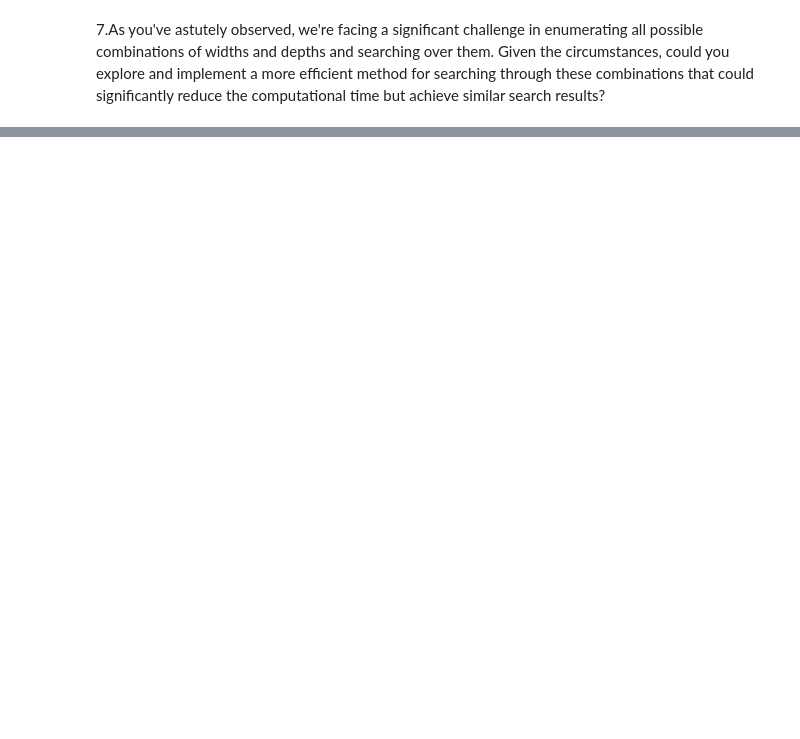
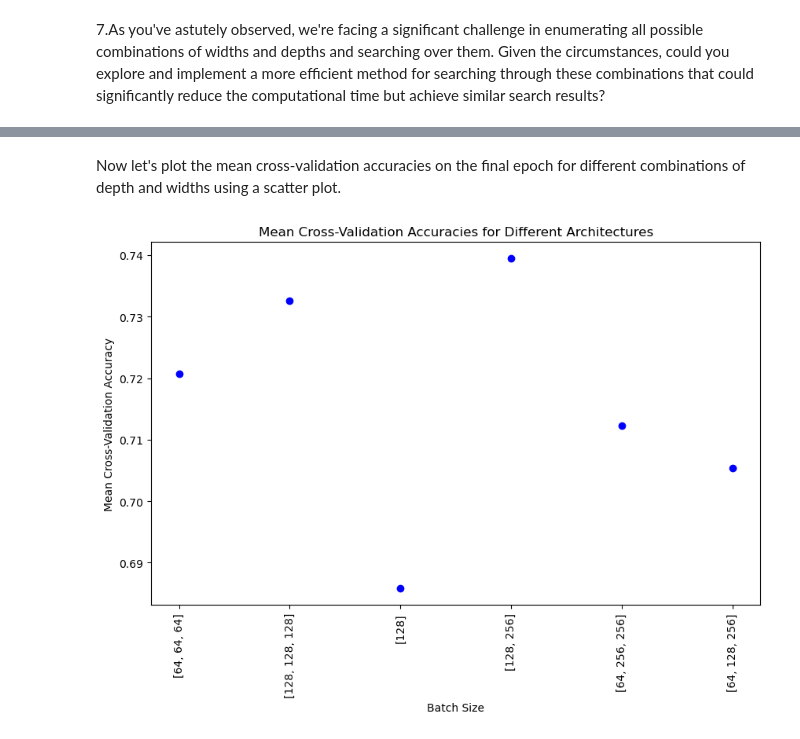
Before and after one commit to KrisCholakov02/SC4001_Programming_Assignment, a Jupyter notebook: Part_A_3.ipynb, the cells around one changed output, grey strips where cells are left out. Saved outputs shown, nothing was run; the diff lists cells and outputs as text; code cells hidden in the pictures; blank space fills up the shorter version.

```diff
--- a/Part_A_3.ipynb
+++ b/Part_A_3.ipynb
@@ -312,0 +354,7 @@ plt.show()
+# %%
+# Define the list to hold a random sample of the full num_neurons list, with 30% of the combinations
+random_combinations = random.sample(num_neurons, int(0.3 * len(num_neurons)))
+print(f"New Random Sample of the network combinations: {random_combinations})")
+
+# Perform the random search
+random_cross_validation_accuracies, random_cross_validation_times, random_cross_validation_losses = find_optimal_hyperparameter(X_train.to_numpy(), y_train, random_combinations, 'num_neurons', optimal_bs)
@@ -312,0 +379,13 @@ plt.show()
+# %% [markdown]
+Now let's plot the mean cross-validation accuracies on the final epoch for different combinations of depth and widths using a scatter plot.
+# %%
+# Plot the mean cross-validation accuracies on the final epoch for different combinations of depth and widths using a scatter plot
+plt.figure(figsize=(10, 6))
+plt.scatter(random_cross_validation_accuracies.keys(), random_cross_validation_accuracies.values(), color='blue')
+plt.title('Mean Cross-Validation Accuracies for Different Architectures')
+plt.xlabel('Batch Size')
+plt.xticks(rotation=90)
+plt.ylabel('Mean Cross-Validation Accuracy')
+plt.show()
+# %% [output]
+[figure, added]
```
Also changed, not shown: parts of 16 cells of this notebook, 1 other file.
